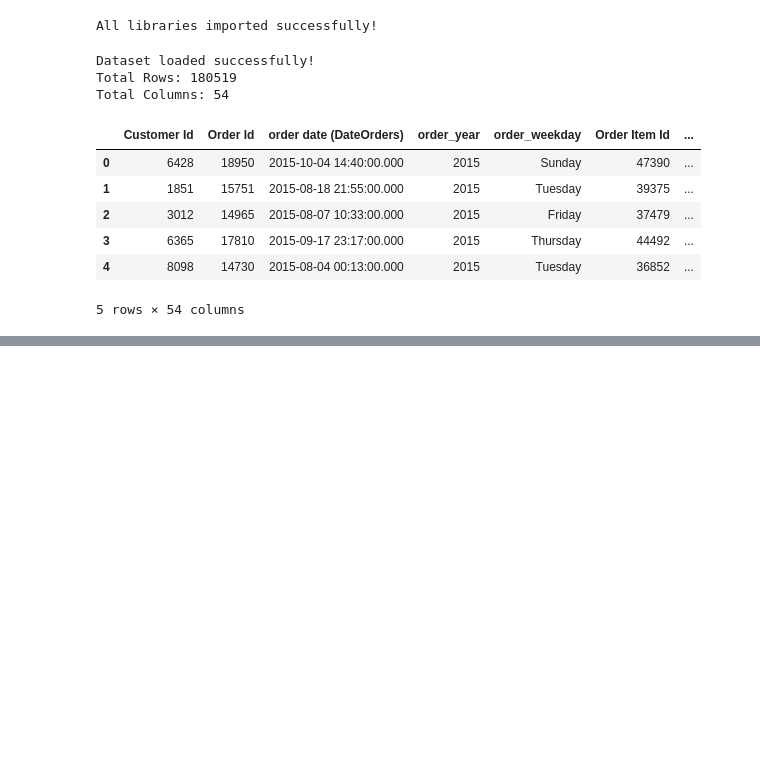
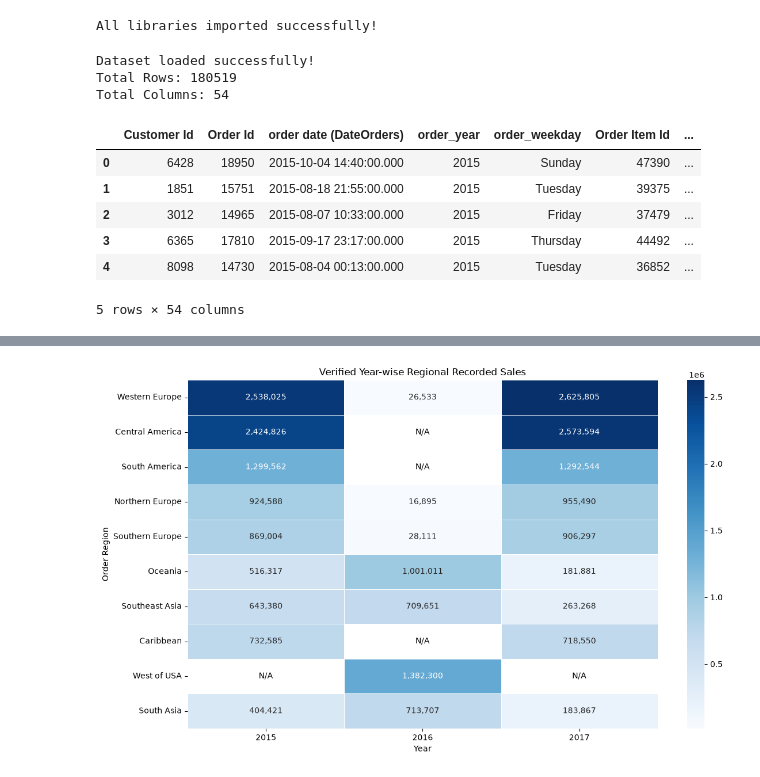
Before and after one commit to pyatapreetham/E-commerce-Delivery-Logistics-Performance-Analysis, a Jupyter notebook: E-Commerce and Logistics delivery Analysis/EDA (Python-scripts)/delivery_eda.ipynb, the cells around one changed output, grey strips where cells are left out. Cells and saved outputs as stored; diff of their text form; code cells hidden in the pictures; blank space fills up the shorter version.

```diff
--- a/E-Commerce and Logistics delivery Analysis/EDA (Python-scripts)/delivery_eda.ipynb
+++ b/E-Commerce and Logistics delivery Analysis/EDA (Python-scripts)/delivery_eda.ipynb
@@ -1665,0 +2105,85 @@ Report: C:\Users\Admin\Downloads\E-Commerce and Logistics delivery Analysis\E-Co
+# %%
+
+# STEP 35: CORRECT REGIONAL SALES VISUALIZATION
+
+import pandas as pd
+import matplotlib.pyplot as plt
+import seaborn as sns
+
+# Keep missing region-year combinations as NaN
+corrected_pivot = (
+    regional_yearly[
+        regional_yearly["Order Region"].isin(top_regions)
+    ]
+    .pivot(
+        index="Order Region",
+        columns="Year",
+        values="total_sales"
+    )
+    .reindex(index=top_regions, columns=[2015, 2016, 2017])
+)
+
+print("VERIFIED REGIONAL SALES COMPARISON")
+display(corrected_pivot.round(2))
+
+# Check record granularity by region and year
+quality_check = verification.copy()
+
+quality_check["rows_per_order"] = (
+    quality_check["raw_records"] /
+    quality_check["raw_orders"]
+)
+
+print("\nREGIONAL DATA QUALITY CHECK")
+display(
+    quality_check[
+        quality_check["Order Region"].isin(focus_regions)
+    ][[
+        "Year", "Order Region",
+        "raw_orders", "sales_orders",
+        "rows_per_order", "recorded_sales"
+    ]].sort_values(
+        ["Order Region", "Year"]
+    ).round(2)
+)
+
+# Correct heatmap: missing values are not zero sales
+plt.figure(figsize=(12, 7))
+
+ax = sns.heatmap(
+    corrected_pivot,
+    mask=corrected_pivot.isna(),
+    annot=True,
+    fmt=",.0f",
+    cmap="Blues",
+    linewidths=0.5
+)
+
+# Clearly mark unavailable region-year data
+for i, region in enumerate(corrected_pivot.index):
+    for j, year in enumerate(corrected_pivot.columns):
+        if pd.isna(corrected_pivot.loc[region, year]):
+            ax.text(
+                j + 0.5,
+                i + 0.5,
+                "N/A",
+                ha="center",
+                va="center",
+                color="black"
+            )
+
+plt.title("Verified Year-wise Regional Recorded Sales")
+plt.xlabel("Year")
+plt.ylabel("Order Region")
+plt.tight_layout()
+
+plt.savefig(
+    output_dir / "yearwise_regional_sales.png",
+    dpi=300,
+    bbox_inches="tight"
+)
+
+plt.show()
+
+print("Corrected regional heatmap saved successfully!")
+# %% [output]
@@ -1665,0 +2217 @@ Report: C:\Users\Admin\Downloads\E-Commerce and Logistics delivery Analysis\E-Co
+[figure, added]
```
Also changed, not shown: parts of 13 cells of this notebook, 2 other files.
